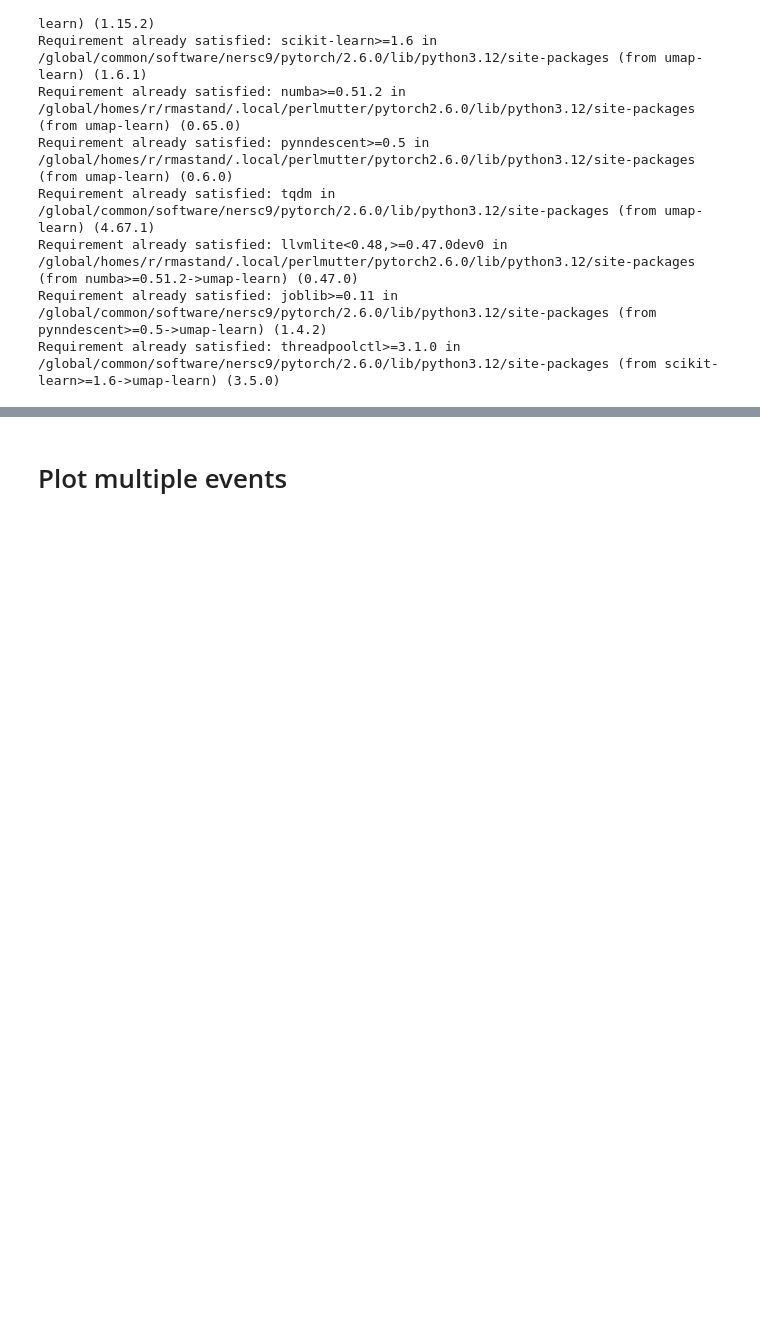
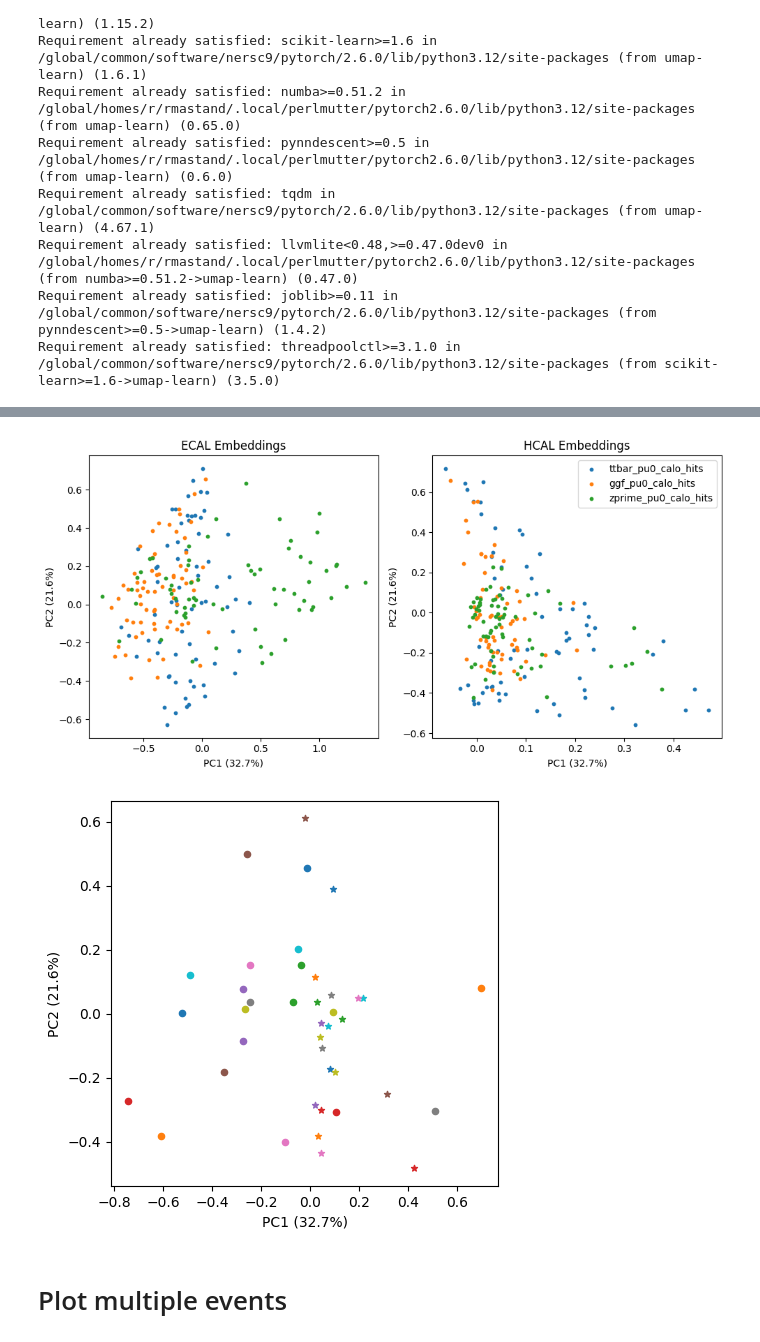
Before and after one commit to erwulff/particlemind, a Jupyter notebook: src/compare_generated_samples_reco_only_augs-Copy1.ipynb, the cells around one changed output, grey strips where cells are left out. Drawn from its saved outputs; the diff is of its cells as text; code cells hidden in the pictures; blank space fills up the shorter version.

```diff
--- a/src/compare_generated_samples_reco_only_augs-Copy1.ipynb
+++ b/src/compare_generated_samples_reco_only_augs-Copy1.ipynb
@@ -236,3 +264,59 @@ zprime_pu0_calo_hits
+# %%
+import torch
+import numpy as np
+import matplotlib.pyplot as plt
+from sklearn.decomposition import PCA
+
+def plot_pca_side_by_side(embeddings_orig, embeddings_aug):
+    # Move to CPU + convert to numpy
+    if isinstance(embeddings_orig, torch.Tensor):
+        embeddings_orig = embeddings_orig.detach().cpu().numpy()
+    if isinstance(embeddings_aug, torch.Tensor):
+        embeddings_aug = embeddings_aug.detach().cpu().numpy()
+
+    # Fit PCA on combined data for consistent projection space
+    combined = np.concatenate([embeddings_orig, embeddings_aug], axis=0)
+    reducer = PCA(n_components=2)
+    embedding_2d = reducer.fit_transform(combined)
+
+    # Split back
+    n = embeddings_orig.shape[0]
+    emb_orig_2d = embedding_2d[:n]
+    emb_aug_2d = embedding_2d[n:]
+
+    # Plot side-by-side
+    fig, axes = plt.subplots(1, 2, figsize=(10, 5))
+
+    axes[0].set_title("ECAL Embeddings")
+    axes[0].set_xlabel(f"PC1 ({reducer.explained_variance_ratio_[0]*100:.1f}%)")
+    axes[0].set_ylabel(f"PC2 ({reducer.explained_variance_ratio_[1]*100:.1f}%)")
+
+    axes[1].set_title("HCAL Embeddings")
+    axes[1].set_xlabel(f"PC1 ({reducer.explained_variance_ratio_[0]*100:.1f}%)")
+    axes[1].set_ylabel(f"PC2 ({reducer.explained_variance_ratio_[1]*100:.1f}%)")
+
+    for i, s in enumerate(subsets):
+        mask = np.array(labels) == s
+        axes[0].scatter(emb_orig_2d[:, 0][mask], emb_orig_2d[:, 1][mask], s=10, color=f"C{i}", label=s)
+        axes[1].scatter(emb_aug_2d[:, 0][mask], emb_aug_2d[:, 1][mask], s=10, color=f"C{i}", label=s)
+
+    plt.legend()
+    plt.tight_layout()
+    plt.show()
+
+    # Plot first 20 sample pairs (circle = orig, star = aug)
+    plt.figure(figsize=(5, 5))
+    for i in range(20):
+        plt.scatter(emb_orig_2d[i, 0], emb_orig_2d[i, 1], s=20, color=f"C{i}", marker="o")
+        plt.scatter(emb_aug_2d[i, 0], emb_aug_2d[i, 1], s=20, color=f"C{i}", marker="*")
+    plt.xlabel(f"PC1 ({reducer.explained_variance_ratio_[0]*100:.1f}%)")
+    plt.ylabel(f"PC2 ({reducer.explained_variance_ratio_[1]*100:.1f}%)")
+    plt.show()
+
+plot_pca_side_by_side(event_embeddings_orig_ECAL, event_embeddings_orig_HCAL)
+# %% [output]
+[figure, added]
+[figure, added]
 # %% [markdown]
 # Plot multiple events
 # %%
```
Also changed, not shown: parts of 11 cells of this notebook, 1 other file.
